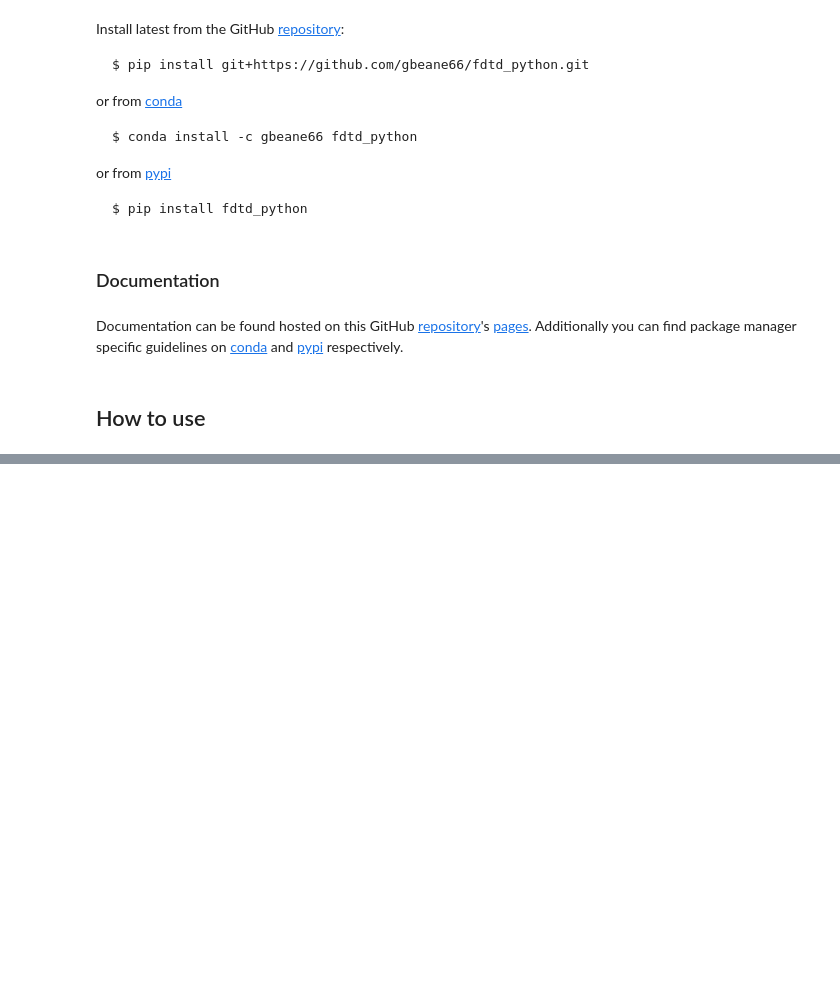
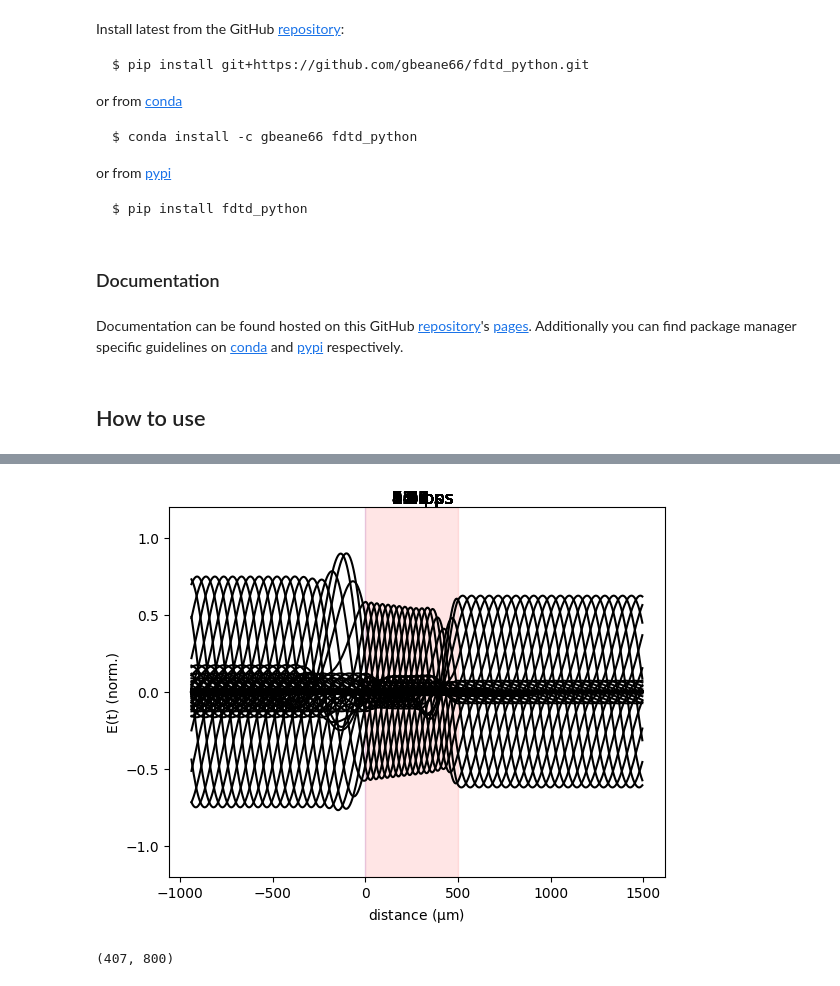
Before and after one commit to marora137/fdtd_python, a Jupyter notebook: nbs/index.ipynb, the cells around one changed output, grey strips where cells are left out. Saved outputs shown, nothing was run; the diff lists cells and outputs as text; code cells hidden in the pictures; blank space fills up the shorter version.

```diff
--- a/nbs/index.ipynb
+++ b/nbs/index.ipynb
@@ -72,0 +79,4 @@ Fill me in please! Don't forget code examples:
+# %%
+n = [1.5,2.5]
+d = [0.2,500]
+settings = fd.fdtd_settings(2500.,16.,d,n)
@@ -72,0 +92,8 @@ Fill me in please! Don't forget code examples:
+# %%
+length_array, time_array, E_field = fd.fdtd_run(600, 100, settings)
+# %% [output]
+[figure, added]
+# %%
+np.shape(E_field)
+# %% [output]
+(407, 800)
```
Also changed, not shown: parts of 8 cells of this notebook, 6 other files.
